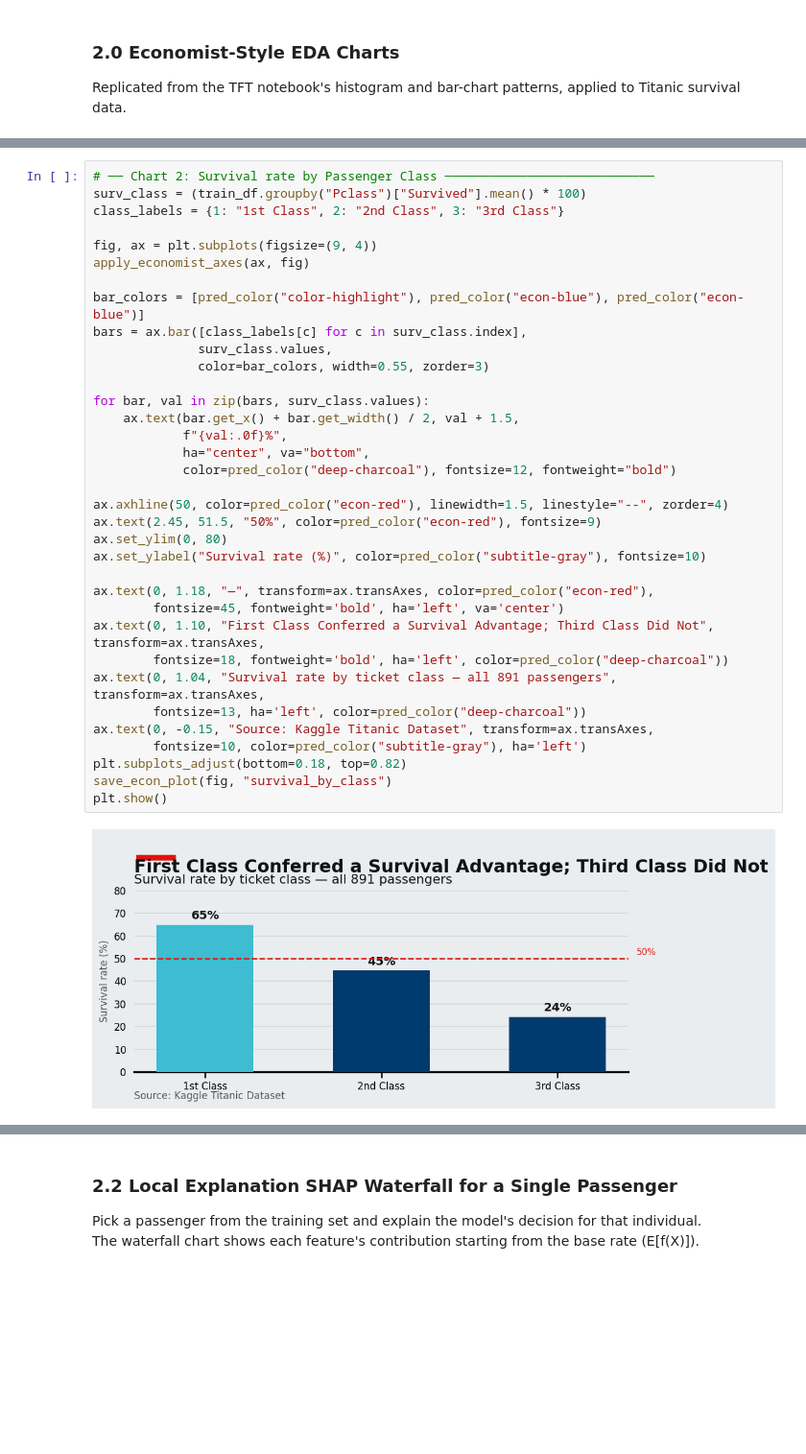
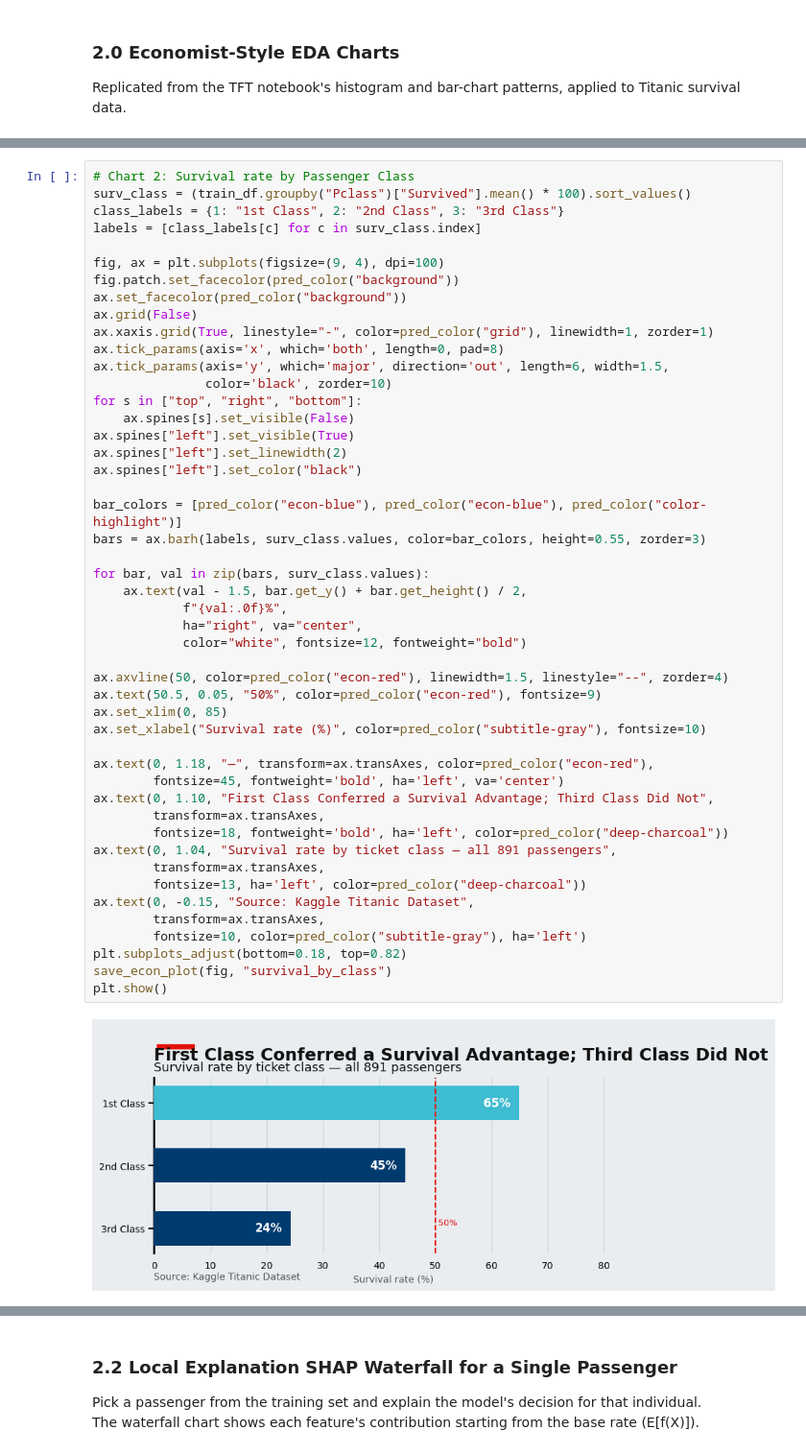
Before and after one commit to nishantnayar/Titanic, a Jupyter notebook: Titanic.ipynb, the cells around one changed output, grey strips where cells are left out. Shown at 96% size. Cells and saved outputs as stored; diff of their text form; blank space fills up the shorter version.

```diff
--- a/Titanic.ipynb
+++ b/Titanic.ipynb
@@ -1262,40 +1262,53 @@ plt.show()
 # %%
-# ── Chart 2: Survival rate by Passenger Class ────────────────────────────
-surv_class = (train_df.groupby("Pclass")["Survived"].mean() * 100)
+# Chart 2: Survival rate by Passenger Class
+surv_class = (train_df.groupby("Pclass")["Survived"].mean() * 100).sort_values()
 class_labels = {1: "1st Class", 2: "2nd Class", 3: "3rd Class"}
+labels = [class_labels[c] for c in surv_class.index]
 
-fig, ax = plt.subplots(figsize=(9, 4))
-apply_economist_axes(ax, fig)
+fig, ax = plt.subplots(figsize=(9, 4), dpi=100)
+fig.patch.set_facecolor(pred_color("background"))
+ax.set_facecolor(pred_color("background"))
+ax.grid(False)
+ax.xaxis.grid(True, linestyle="-", color=pred_color("grid"), linewidth=1, zorder=1)
+ax.tick_params(axis='x', which='both', length=0, pad=8)
+ax.tick_params(axis='y', which='major', direction='out', length=6, width=1.5,
+               color='black', zorder=10)
+for s in ["top", "right", "bottom"]:
+    ax.spines[s].set_visible(False)
+ax.spines["left"].set_visible(True)
+ax.spines["left"].set_linewidth(2)
+ax.spines["left"].set_color("black")
 
-bar_colors = [pred_color("color-highlight"), pred_color("econ-blue"), pred_color("econ-blue")]
-bars = ax.bar([class_labels[c] for c in surv_class.index],
-              surv_class.values,
-              color=bar_colors, width=0.55, zorder=3)
+bar_colors = [pred_color("econ-blue"), pred_color("econ-blue"), pred_color("color-highlight")]
+bars = ax.barh(labels, surv_class.values, color=bar_colors, height=0.55, zorder=3)
 
 for bar, val in zip(bars, surv_class.values):
-    ax.text(bar.get_x() + bar.get_width() / 2, val + 1.5,
+    ax.text(val - 1.5, bar.get_y() + bar.get_height() / 2,
             f"{val:.0f}%",
-            ha="center", va="bottom",
-            color=pred_color("deep-charcoal"), fontsize=12, fontweight="bold")
+            ha="right", va="center",
+            color="white", fontsize=12, fontweight="bold")
 
-ax.axhline(50, color=pred_color("econ-red"), linewidth=1.5, linestyle="--", zorder=4)
-ax.text(2.45, 51.5, "50%", color=pred_color("econ-red"), fontsize=9)
-ax.set_ylim(0, 80)
-ax.set_ylabel("Survival rate (%)", color=pred_color("subtitle-gray"), fontsize=10)
+ax.axvline(50, color=pred_color("econ-red"), linewidth=1.5, linestyle="--", zorder=4)
+ax.text(50.5, 0.05, "50%", color=pred_color("econ-red"), fontsize=9)
+ax.set_xlim(0, 85)
+ax.set_xlabel("Survival rate (%)", color=pred_color("subtitle-gray"), fontsize=10)
 
 ax.text(0, 1.18, "—", transform=ax.transAxes, color=pred_color("econ-red"),
         fontsize=45, fontweight='bold', ha='left', va='center')
-ax.text(0, 1.10, "First Class Conferred a Survival Advantage; Third Class Did Not", transform=ax.transAxes,
+ax.text(0, 1.10, "First Class Conferred a Survival Advantage; Third Class Did Not",
+        transform=ax.transAxes,
         fontsize=18, fontweight='bold', ha='left', color=pred_color("deep-charcoal"))
-ax.text(0, 1.04, "Survival rate by ticket class — all 891 passengers", transform=ax.transAxes,
+ax.text(0, 1.04, "Survival rate by ticket class — all 891 passengers",
+        transform=ax.transAxes,
         fontsize=13, ha='left', color=pred_color("deep-charcoal"))
-ax.text(0, -0.15, "Source: Kaggle Titanic Dataset", transform=ax.transAxes,
+ax.text(0, -0.15, "Source: Kaggle Titanic Dataset",
+        transform=ax.transAxes,
         fontsize=10, color=pred_color("subtitle-gray"), ha='left')
 plt.subplots_adjust(bottom=0.18, top=0.82)
 save_econ_plot(fig, "survival_by_class")
 plt.show()
 # %% [output]
-[figure, old version]
+[figure, new version]
 # %%
 # ── Chart 3: Age distribution — survived vs. did not survive (histogram) ─
 age_surv  = train_df[train_df["Survived"] == 1]["Age"].dropna()
```
Also changed, not shown: parts of 29 cells of this notebook, 2 other files.
